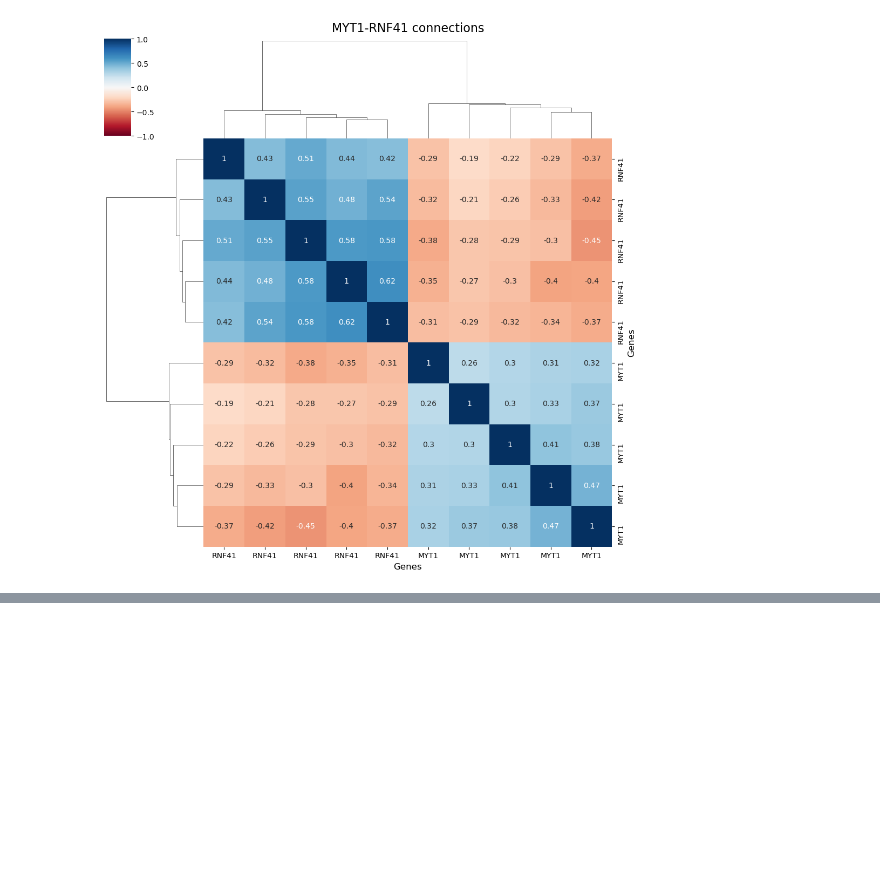
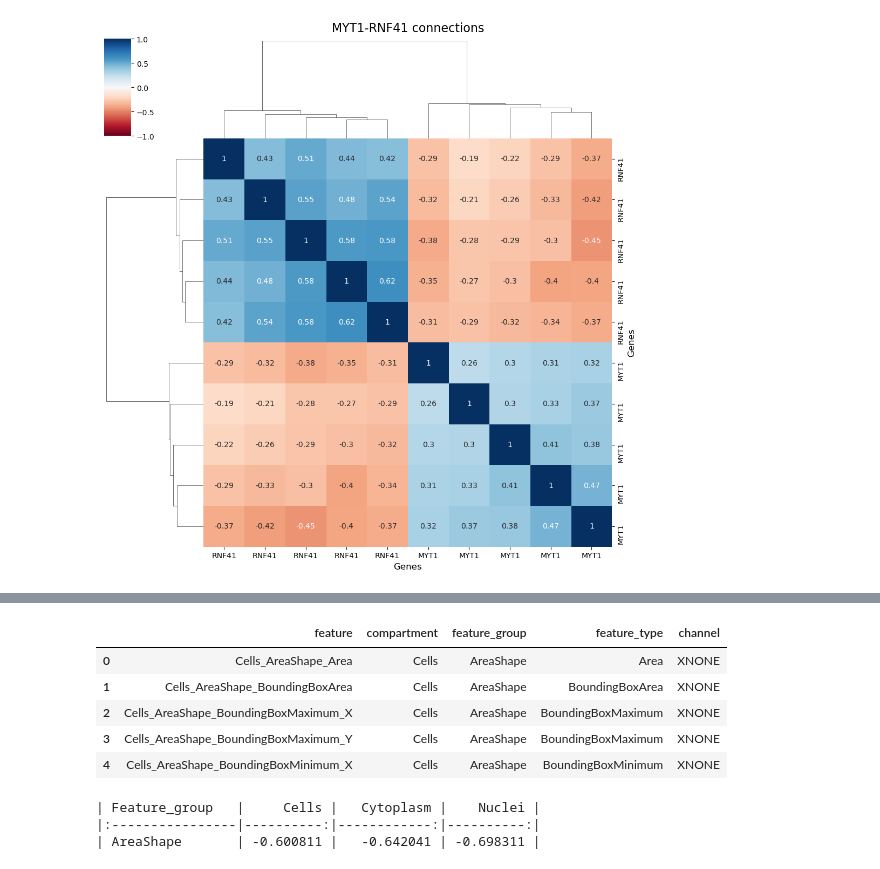
Before and after one commit to jump-cellpainting/2024_Chandrasekaran_Morphmap, a Jupyter notebook: 07.compute-cosine-similarities/09.0.check-MYT1-RNF41-connections.ipynb, the cells around one changed output, grey strips where cells are left out. Drawn from its saved outputs; the diff is of its cells as text; code cells hidden in the pictures; blank space fills up the shorter version.

```diff
--- a/07.compute-cosine-similarities/09.0.check-MYT1-RNF41-connections.ipynb
+++ b/07.compute-cosine-similarities/09.0.check-MYT1-RNF41-connections.ipynb
@@ -99,0 +111,17 @@ f.savefig("figures/MYT1-RNF41_similarities.svg")
+# %%
+feature_names = utils.get_featurecols(orf_profiles_with_feature_names_df)
+
+feature_name_interpretation_df = pd.DataFrame()
+
+for feature_name in feature_names:
+    df = pd.DataFrame(utils.parse_cp_features(feature_name), index=[0])
+    feature_name_interpretation_df = pd.concat([feature_name_interpretation_df, df], ignore_index=True)
+
+feature_name_interpretation_df.head()
+# %% [output]
+|  | feature | compartment | feature_group | feature_type | channel |
+| 0 | Cells_AreaShape_Area | Cells | AreaShape | Area | XNONE |
+| 1 | Cells_AreaShape_BoundingBoxArea | Cells | AreaShape | BoundingBoxArea | XNONE |
+| 2 | Cells_AreaShape_BoundingBoxMaximum_X | Cells | AreaShape | BoundingBoxMaximum | XNONE |
+| 3 | Cells_AreaShape_BoundingBoxMaximum_Y | Cells | AreaShape | BoundingBoxMaximum | XNONE |
+| 4 | Cells_AreaShape_BoundingBoxMinimum_X | Cells | AreaShape | BoundingBoxMinimum | XNONE |
@@ -99,0 +163,6 @@ f.savefig("figures/MYT1-RNF41_similarities.svg")
+# %%
+print(compartment_feature_group_df.to_markdown())
+# %% [output]
+| Feature_group   |     Cells |   Cytoplasm |    Nuclei |
+|:----------------|----------:|------------:|----------:|
+| AreaShape       | -0.600811 |   -0.642041 | -0.698311 |
```
Also changed, not shown: parts of 8 cells of this notebook, 6 other files.
